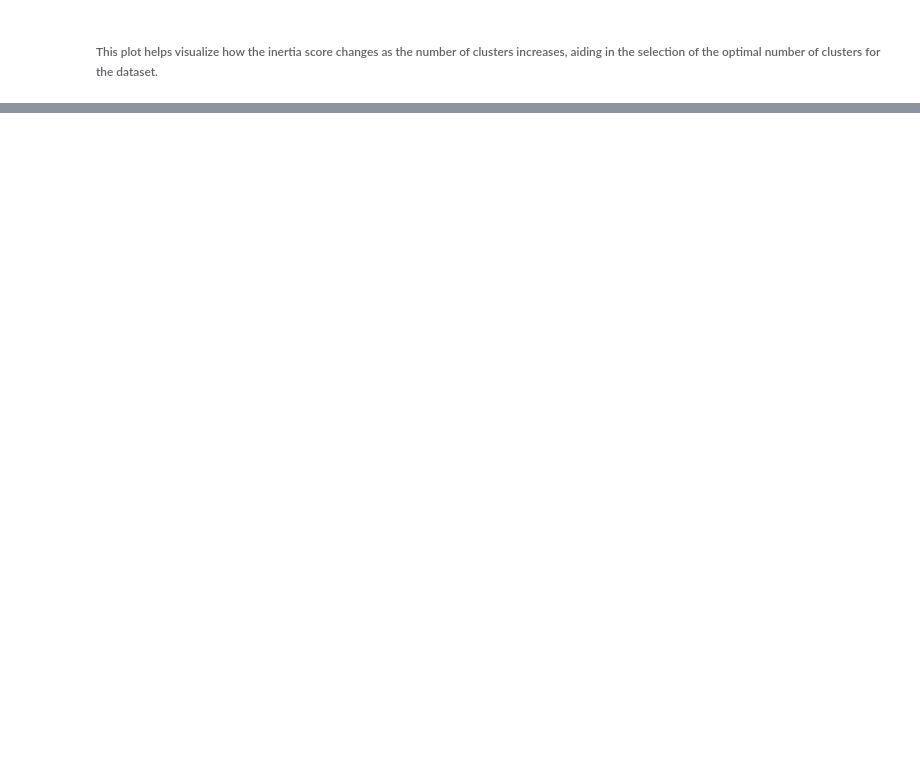
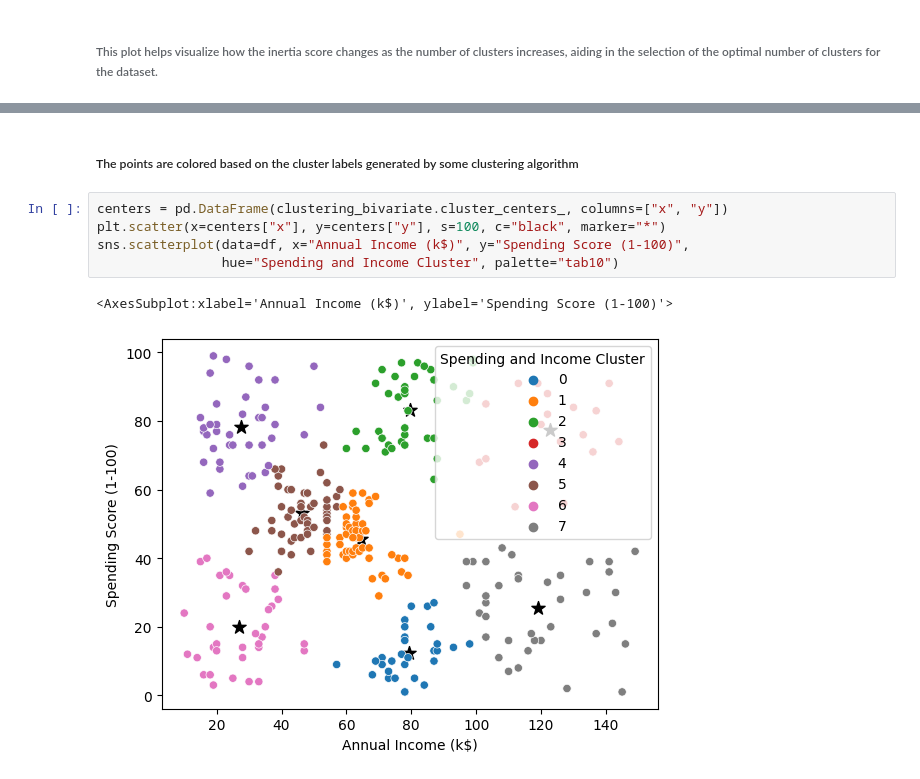
Before and after one commit to felipedds/segment-shopping-customer, a Jupyter notebook: clustering.ipynb, the cells around one changed output, grey strips where cells are left out. Saved outputs shown, nothing was run; the diff lists cells and outputs as text; blank space fills up the shorter version.

```diff
--- a/clustering.ipynb
+++ b/clustering.ipynb
@@ -235,0 +284,10 @@ df.groupby("Income Cluster")[["Age", "Annual Income (k$)", "Spending Score (1-10
+# %% [markdown]
+##### The points are colored based on the cluster labels generated by some clustering algorithm
+# %%
+centers = pd.DataFrame(clustering_bivariate.cluster_centers_, columns=["x", "y"])
+plt.scatter(x=centers["x"], y=centers["y"], s=100, c="black", marker="*")
+sns.scatterplot(data=df, x="Annual Income (k$)", y="Spending Score (1-100)",
+                hue="Spending and Income Cluster", palette="tab10")
+# %% [output]
+<AxesSubplot:xlabel='Annual Income (k$)', ylabel='Spending Score (1-100)'>
+[figure, added]
```
Also changed, not shown: parts of 15 cells of this notebook.
